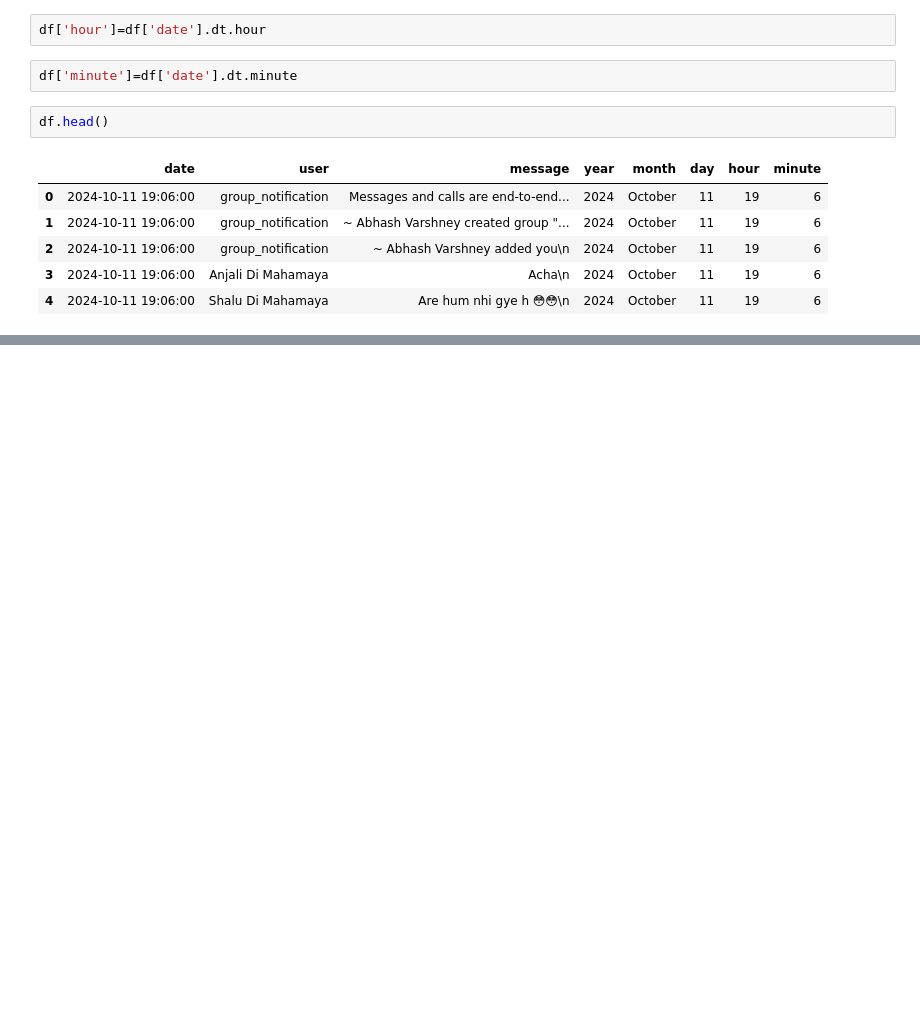
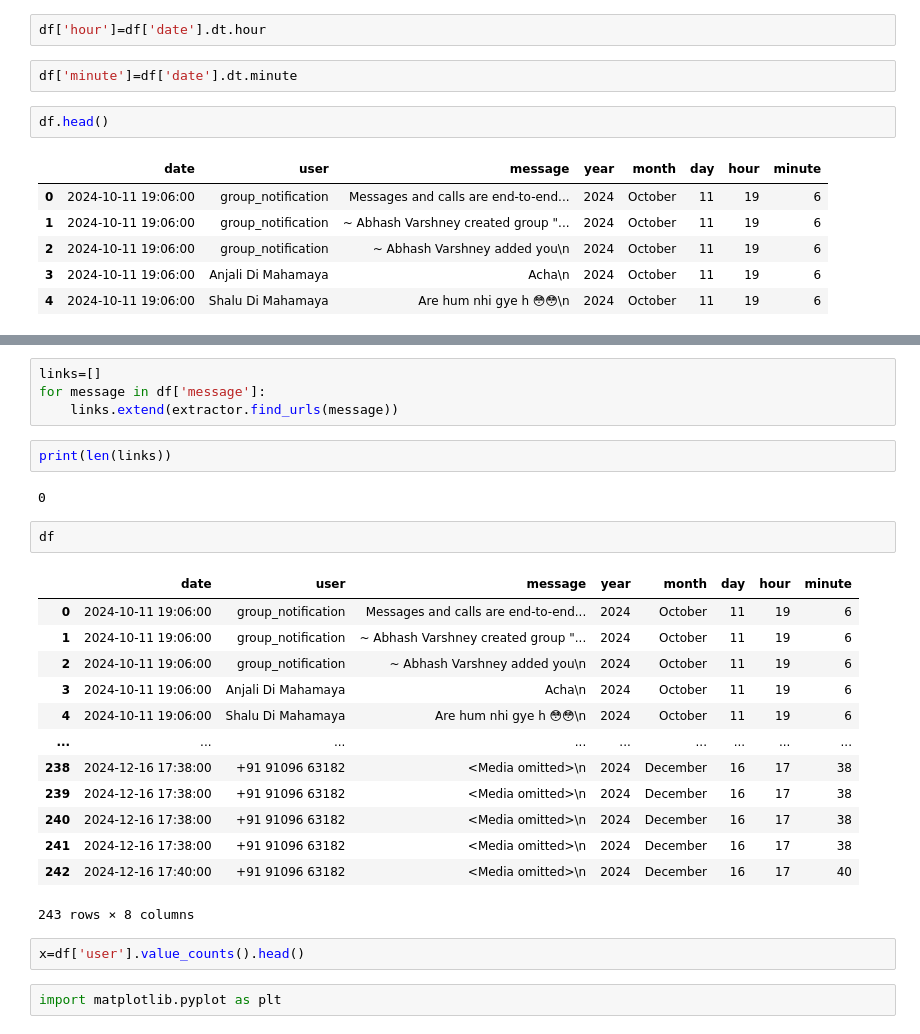
Before and after one commit to kuzum09/ConvoAnalytics, a Jupyter notebook: chat.ipynb, the cells around one changed output, grey strips where cells are left out. Drawn from its saved outputs; the diff is of its cells as text; blank space fills up the shorter version.

```diff
--- a/chat.ipynb
+++ b/chat.ipynb
@@ -92,0 +118,28 @@ df.head()
+# %%
+links=[]
+for message in df['message']:
+    links.extend(extractor.find_urls(message))
+# %%
+print(len(links))
+# %% [output]
+0
+# %%
+df
+# %% [output]
+|  | date | user | message | year | month | day | hour | minute |
+| 0 | 2024-10-11 19:06:00 | group_notification | Messages and calls are end-to-end... | 2024 | October | 11 | 19 | 6 |
+| 1 | 2024-10-11 19:06:00 | group_notification | ~ Abhash Varshney created group "... | 2024 | October | 11 | 19 | 6 |
+| 2 | 2024-10-11 19:06:00 | group_notification | ~ Abhash Varshney added you\n | 2024 | October | 11 | 19 | 6 |
+| 3 | 2024-10-11 19:06:00 | Anjali Di Mahamaya | Acha\n | 2024 | October | 11 | 19 | 6 |
+| 4 | 2024-10-11 19:06:00 | Shalu Di Mahamaya | Are hum nhi gye h 😳😳\n | 2024 | October | 11 | 19 | 6 |
+| ... | ... | ... | ... | ... | ... | ... | ... | ... |
+| 238 | 2024-12-16 17:38:00 | +91 91096 63182 | <Media omitted>\n | 2024 | December | 16 | 17 | 38 |
+| 239 | 2024-12-16 17:38:00 | +91 91096 63182 | <Media omitted>\n | 2024 | December | 16 | 17 | 38 |
+| 240 | 2024-12-16 17:38:00 | +91 91096 63182 | <Media omitted>\n | 2024 | December | 16 | 17 | 38 |
+| 241 | 2024-12-16 17:38:00 | +91 91096 63182 | <Media omitted>\n | 2024 | December | 16 | 17 | 38 |
+| 242 | 2024-12-16 17:40:00 | +91 91096 63182 | <Media omitted>\n | 2024 | December | 16 | 17 | 40 |
+243 rows × 8 columns
+# %%
+x=df['user'].value_counts().head()
+# %%
+import matplotlib.pyplot as plt
```
Also changed, not shown: parts of 7 cells of this notebook, 3 other files.
